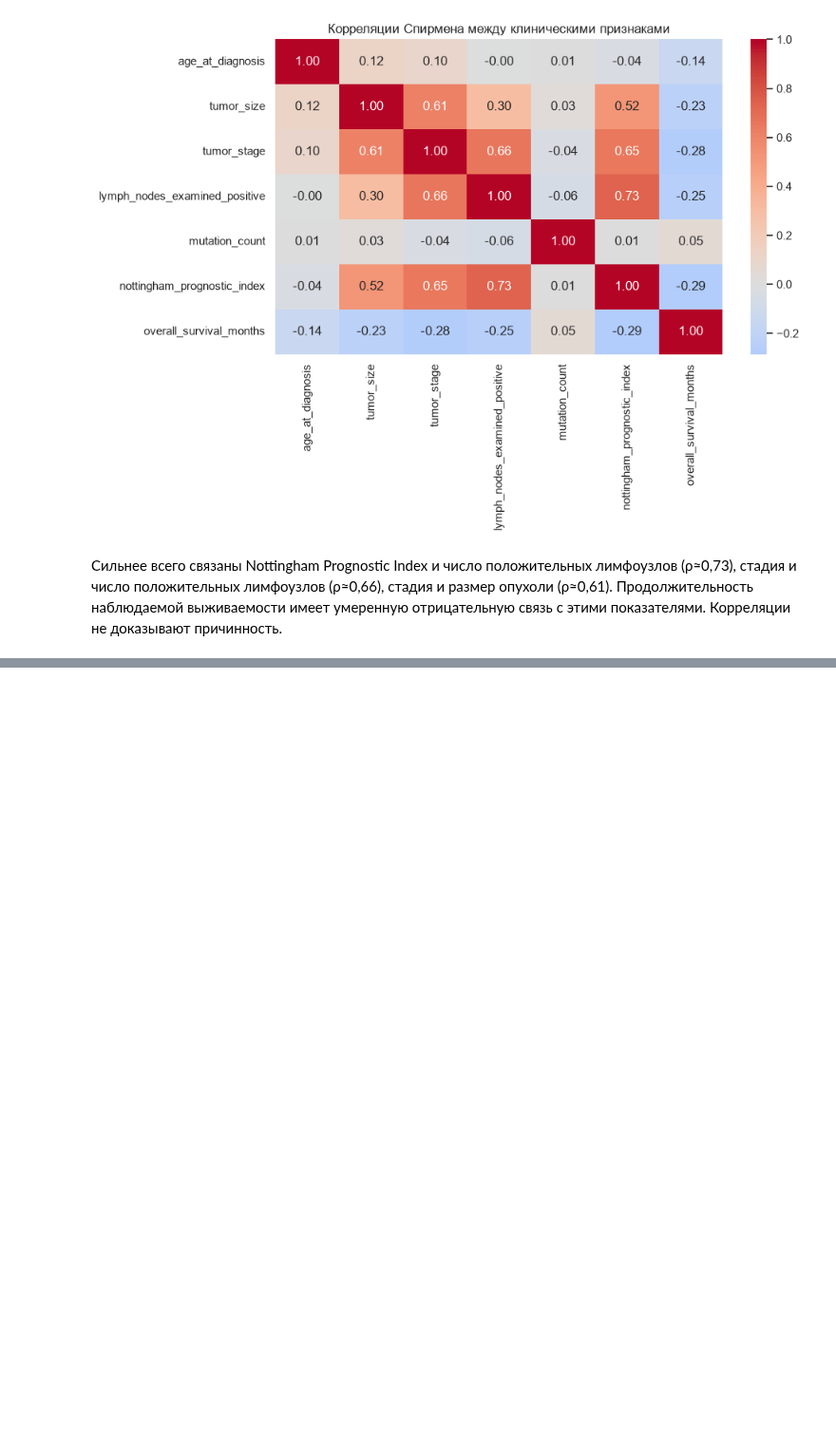
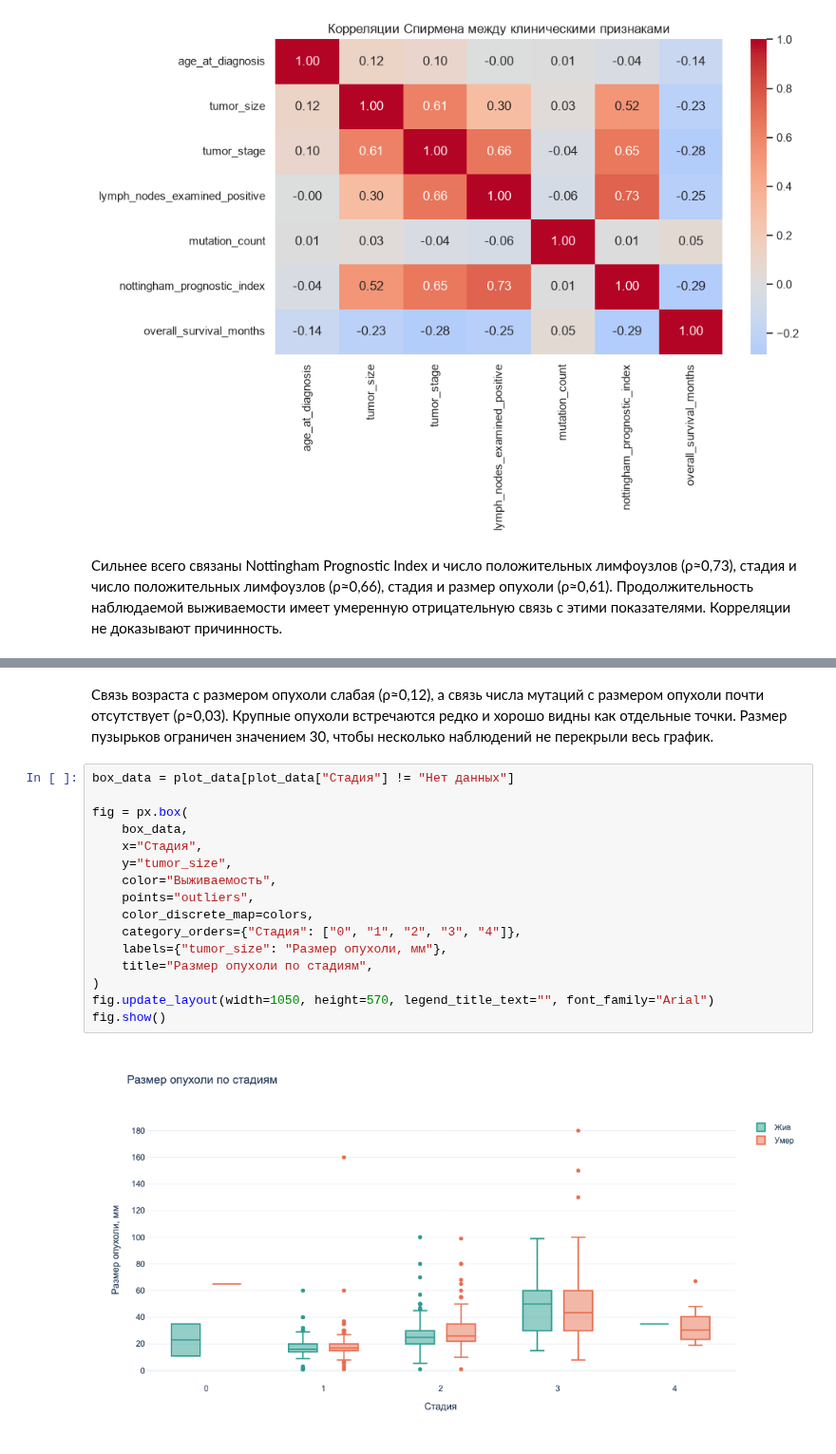
Before and after one commit to genogreg/iud_hws, a Jupyter notebook: notebooks/EDA.ipynb, the cells around one changed output, grey strips where cells are left out. Shown at 95% size. Drawn from its saved outputs; the diff is of its cells as text; blank space fills up the shorter version.

```diff
--- a/notebooks/EDA.ipynb
+++ b/notebooks/EDA.ipynb
@@ -377,0 +445,20 @@ plt.show()
+# %% [markdown]
+Связь возраста с размером опухоли слабая (ρ≈0,12), а связь числа мутаций с размером опухоли почти отсутствует (ρ≈0,03). Крупные опухоли встречаются редко и хорошо видны как отдельные точки. Размер пузырьков ограничен значением 30, чтобы несколько наблюдений не перекрыли весь график.
+# %%
+box_data = plot_data[plot_data["Стадия"] != "Нет данных"]
+
+fig = px.box(
+    box_data,
+    x="Стадия",
+    y="tumor_size",
+    color="Выживаемость",
+    points="outliers",
+    color_discrete_map=colors,
+    category_orders={"Стадия": ["0", "1", "2", "3", "4"]},
+    labels={"tumor_size": "Размер опухоли, мм"},
+    title="Размер опухоли по стадиям",
+)
+fig.update_layout(width=1050, height=570, legend_title_text="", font_family="Arial")
+fig.show()
+# %% [output]
+[figure, added]
```
Also changed, not shown: parts of 9 cells of this notebook, 1 other file.
